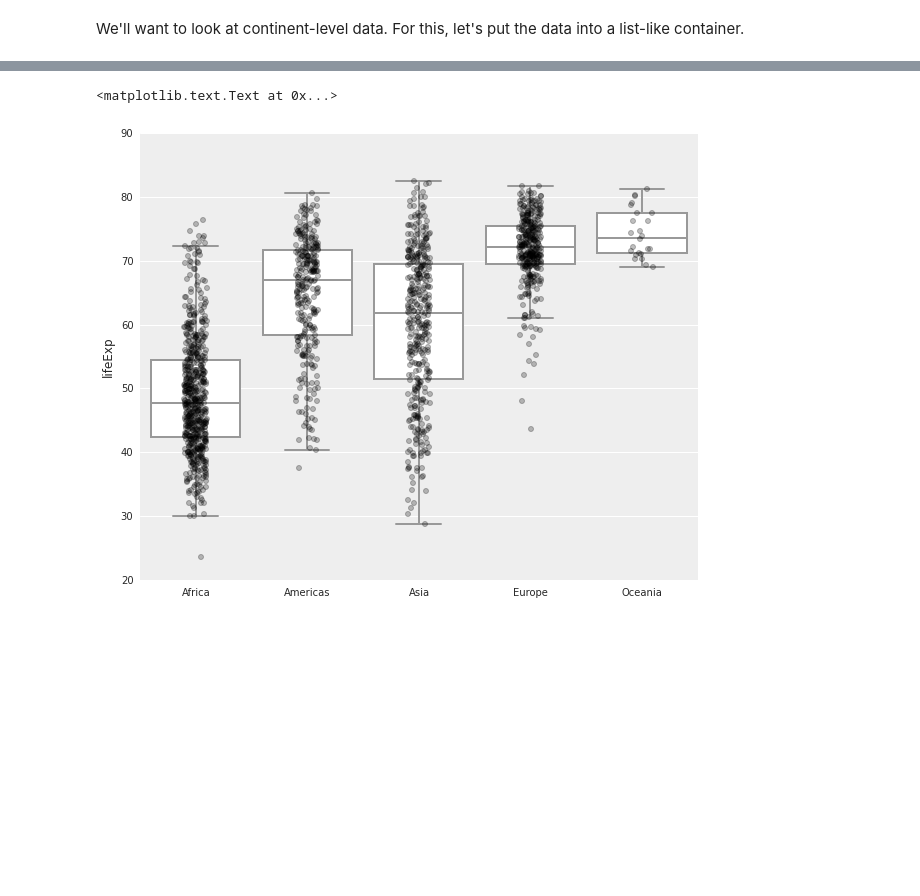
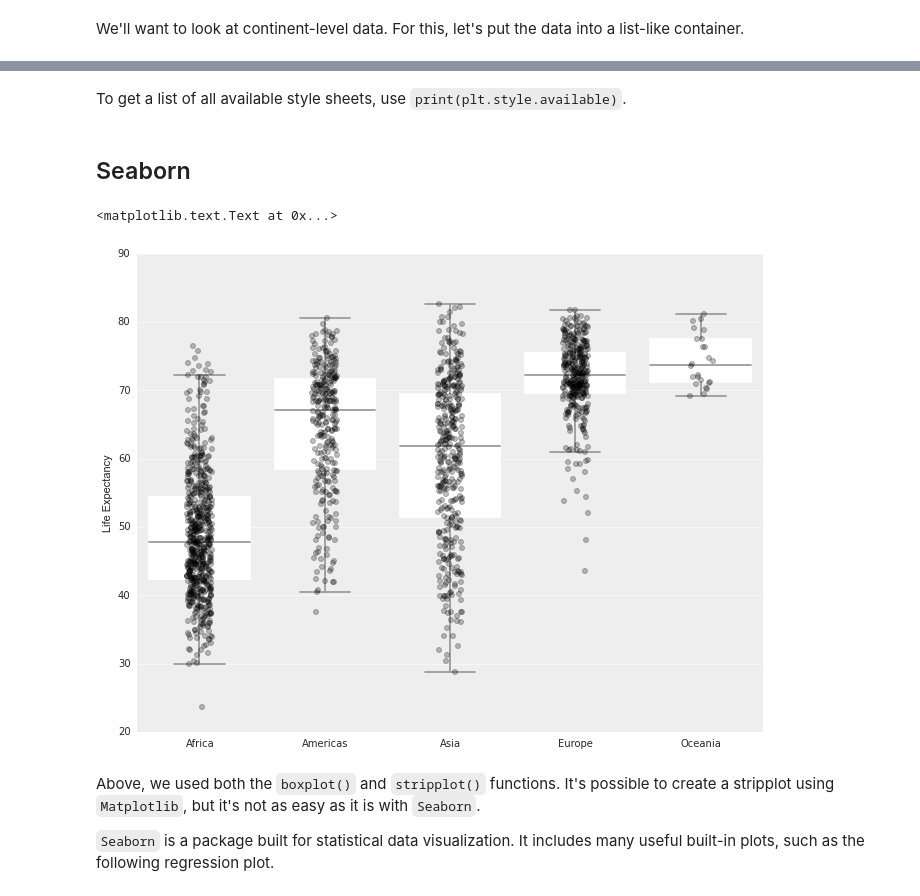
Before and after one commit to dlab-berkeley/Python-Data-Visualization-Legacy, a Jupyter notebook: visualization-with-python.ipynb, the cells around one changed output, grey strips where cells are left out. Saved outputs shown, nothing was run; the diff lists cells and outputs as text; code cells hidden in the pictures; blank space fills up the shorter version.

Commit message:
Better flow, explanations, and Seaborn

```diff
--- a/visualization-with-python.ipynb
+++ b/visualization-with-python.ipynb
@@ -247,0 +300,2 @@ You may be thinking that customizing plots is verbose.
+# %%
+plt.style.use('fivethirtyeight')
@@ -248,12 +321,26 @@ You may be thinking that customizing plots is verbose.
+# %% [markdown]
+To get a list of all available style sheets, use `print(plt.style.available)`.
+# %% [markdown]
+## Seaborn
 # %%
 import seaborn as sns
 sns.set(rc={'axes.facecolor' : '#EEEEEE'})
 # %%
 plt.figure(figsize=(10, 8))
-sns.boxplot(x="continent", y="lifeExp", data=gm, order=np.sort(gm.continent.unique()), color='white', fliersize=0)
-sns.stripplot(x="continent", y="lifeExp", data=gm, order=np.sort(gm.continent.unique()), alpha=0.25, size=5, jitter=True, color='Black', edgecolor='Black')
+sns.boxplot(x="continent", y="lifeExp", data=gm,
+            order=np.sort(gm.continent.unique()),
+            color='white', fliersize=0)
+sns.stripplot(x="continent", y="lifeExp", data=gm,
+              order=np.sort(gm.continent.unique()),
+              alpha=0.25, size=5, jitter=True,
+              color='Black', edgecolor='Black')
 
 plt.xlabel('')
+plt.ylabel('Life Expectancy')
 # %% [output]
 <matplotlib.text.Text at 0x...>
-[figure, old version]
+[figure, new version]
+# %% [markdown]
+Above, we used both the `boxplot()` and `stripplot()` functions. It's possible to create a stripplot using `Matplotlib`, but it's not as easy as it is with `Seaborn`.
+
+`Seaborn` is a package built for statistical data visualization. It includes many useful built-in plots, such as the following regression plot.
```
Also changed, not shown: parts of 64 cells of this notebook.
